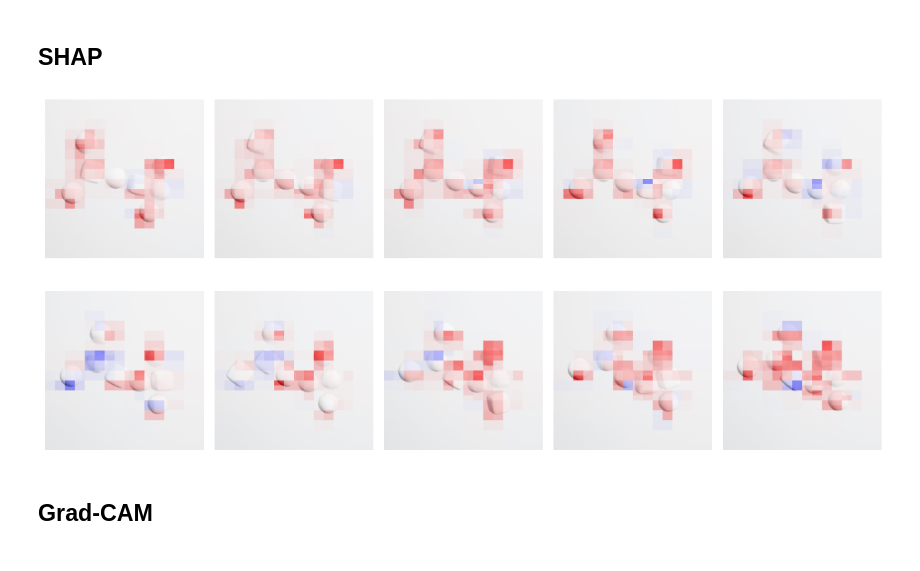
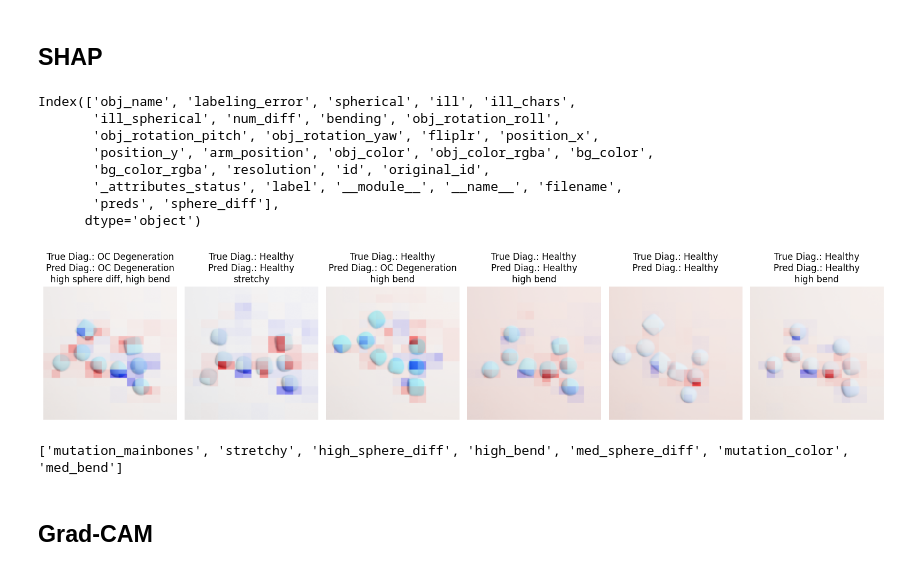
Before and after one commit to davidsjohnson/blockies-xai, a Jupyter notebook: simple_blockies_xai.ipynb, the cells around one changed output. Drawn from its saved outputs; the diff is of its cells as text; code cells hidden in the pictures.

```diff
--- a/simple_blockies_xai.ipynb
+++ b/simple_blockies_xai.ipynb
@@ -446,0 +487,12 @@ Blocky ID: 7c695888-5e7a-4d8b-af7b-3b0126e59f86
+# %%
+axes = plt.subplots(1, 6, figsize=(15, 4))[1]
+for i, img in enumerate(ocd_imgs):
+    axes[i].imshow(img)
+    axes[i].axis('off')
+    axes[i].set_title(f'OCD - {feature_name}: {ocd_sample.iloc[i][feature_name]:.2f}')
+for i, img in enumerate(healthy_imgs):
+    axes[i+1].imshow(img)
+    axes[i+1].axis('off')
+    axes[i+1].set_title(f'Healthy - {feature_name}: {healthy_samples.iloc[i][feature_name]:.2f}')
+plt.tight_layout()
+plt.show()
@@ -463,6 +517,8 @@ def display_blocky(img, ax=None):
     ax.imshow(img)
     ax.axis('off')
 # %%
+xai_exp_df = pd.concat([ocd_sample, healthy_samples])
+xai_exp_imgs = ocd_imgs + healthy_imgs
 xai_exp_imgs_np = [np.array(img) / 255 for img in xai_exp_imgs]  # convert PIL images to numpy arrays
 # %% [markdown]
 ## LIME
@@ -480,14 +536,14 @@ segmenter_1 = SegmentationAlgorithm('quickshift', kernel_size=5,
 
 segmenter_2 = SegmentationAlgorithm('slic', n_segments=100, compactness=30, sigma=1)
 
-fig, axes = plt.subplots(2, 5, figsize=(12, 6))
+fig, axes = plt.subplots(1, 6, figsize=(15, 4))
 axes = axes.flatten()
 for i, ax in enumerate(axes):
     out = segmenter_1(xai_exp_imgs_np[i])
     display_blocky(mark_boundaries(xai_exp_imgs_np[i] / 2 + 0.5, out), ax=ax)
 plt.show()
 
-fig, axes = plt.subplots(2, 5, figsize=(12, 6))
+fig, axes = plt.subplots(1, 6, figsize=(15, 4))
 axes = axes.flatten()
 for i, ax in enumerate(axes):
     out = segmenter_2(xai_exp_imgs_np[i])
@@ -522,12 +580,17 @@ for img in xai_exp_imgs_np:
                                           segmentation_fn=segmenter_2)
     lime_explanations.append(exp)
 # %%
-fig, axes = plt.subplots(2, 5, figsize=(12, 6))
+fig, axes = plt.subplots(1, 6, figsize=(15, 4))
 axes = axes.flatten()
 
-for i, (idx, explanation, ax) in enumerate(zip(xai_exp_imgs, lime_explanations, axes)):
+for i, (img, explanation, ax) in enumerate(zip(xai_exp_imgs, lime_explanations, axes)):
     temp, mask = explanation.get_image_and_mask(explanation.top_labels[0], positive_only=False, num_features=15, hide_rest=False)
     display_blocky(mark_boundaries(temp, mask), ax)
+    true_label = CLASSES[xai_exp_df.iloc[i]["ill"]]
+    pred_label = CLASSES[xai_exp_df.iloc[i]["preds"]]
+    ill_chars = [i for i in xai_exp_df.iloc[i]["ill_chars"] if i in ['high_sphere_diff', 'high_bend', 'mutation_mainbones', 'stretchy']]
+    ill_chars = ', '.join(ill_chars).replace('_', ' ')
+    ax.set_title(f'True Diag.: {true_label}\nPred Diag.: {pred_label}\n{ill_chars}')
 plt.tight_layout()
 plt.show()
 # %% [output]
@@ -593,15 +648,38 @@ exps = explainer(np.array(xai_exp_imgs_np), max_evals=2500, batch_size=100, outp
+# %%
+xai_exp_df.columns
+# %% [output]
+Index(['obj_name', 'labeling_error', 'spherical', 'ill', 'ill_chars',
+       'ill_spherical', 'num_diff', 'bending', 'obj_rotation_roll',
+       'obj_rotation_pitch', 'obj_rotation_yaw', 'fliplr', 'position_x',
+       'position_y', 'arm_position', 'obj_color', 'obj_color_rgba', 'bg_color',
+       'bg_color_rgba', 'resolution', 'id', 'original_id',
+       '_attributes_status', 'label', '__module__', '__name__', 'filename',
+       'preds', 'sphere_diff'],
+      dtype='object')
 # %%
-fig, axes = plt.subplots(2, 5, figsize=(12, 6))
+fig, axes = plt.subplots(1, 6, figsize=(16, 6))
 axes = axes.flatten()
 
 for i, (img, explanation, ax) in enumerate(zip(xai_exp_imgs_np, exps, axes)):
     shapvals = np.squeeze(explanation.values).sum(axis=-1)
     abs_max = np.abs(shapvals).max()
     ax.imshow(img)
     ax.imshow(shapvals, cmap='bwr', alpha=0.6, vmin=-abs_max, vmax=abs_max)
     ax.axis('off')
-    # display_blocky(explanation.anchor, ax)
+    true_label = CLASSES[xai_exp_df.iloc[i]["ill"]]
+    pred_label = CLASSES[xai_exp_df.iloc[i]["preds"]]
+    ill_chars = [i for i in xai_exp_df.iloc[i]["ill_chars"] if i in ['high_sphere_diff', 'high_bend', 'mutation_mainbones', 'stretchy']]
+    ill_chars = ', '.join(ill_chars).replace('_', ' ')
+    ax.set_title(f'True Diag.: {true_label}\nPred Diag.: {pred_label}\n{ill_chars}')
 plt.tight_layout()
 plt.show()
 # %% [output]
-[figure, old version]
+[figure, new version]
+# %%
+all_ill_chars = set()
+for index, row in test_df.iterrows():
+    all_ill_chars.update(row['ill_chars'])
+
+print(list(all_ill_chars))
+# %% [output]
+['mutation_mainbones', 'stretchy', 'high_sphere_diff', 'high_bend', 'med_sphere_diff', 'mutation_color', 'med_bend']
```
Also changed, not shown: parts of 41 cells of this notebook.
